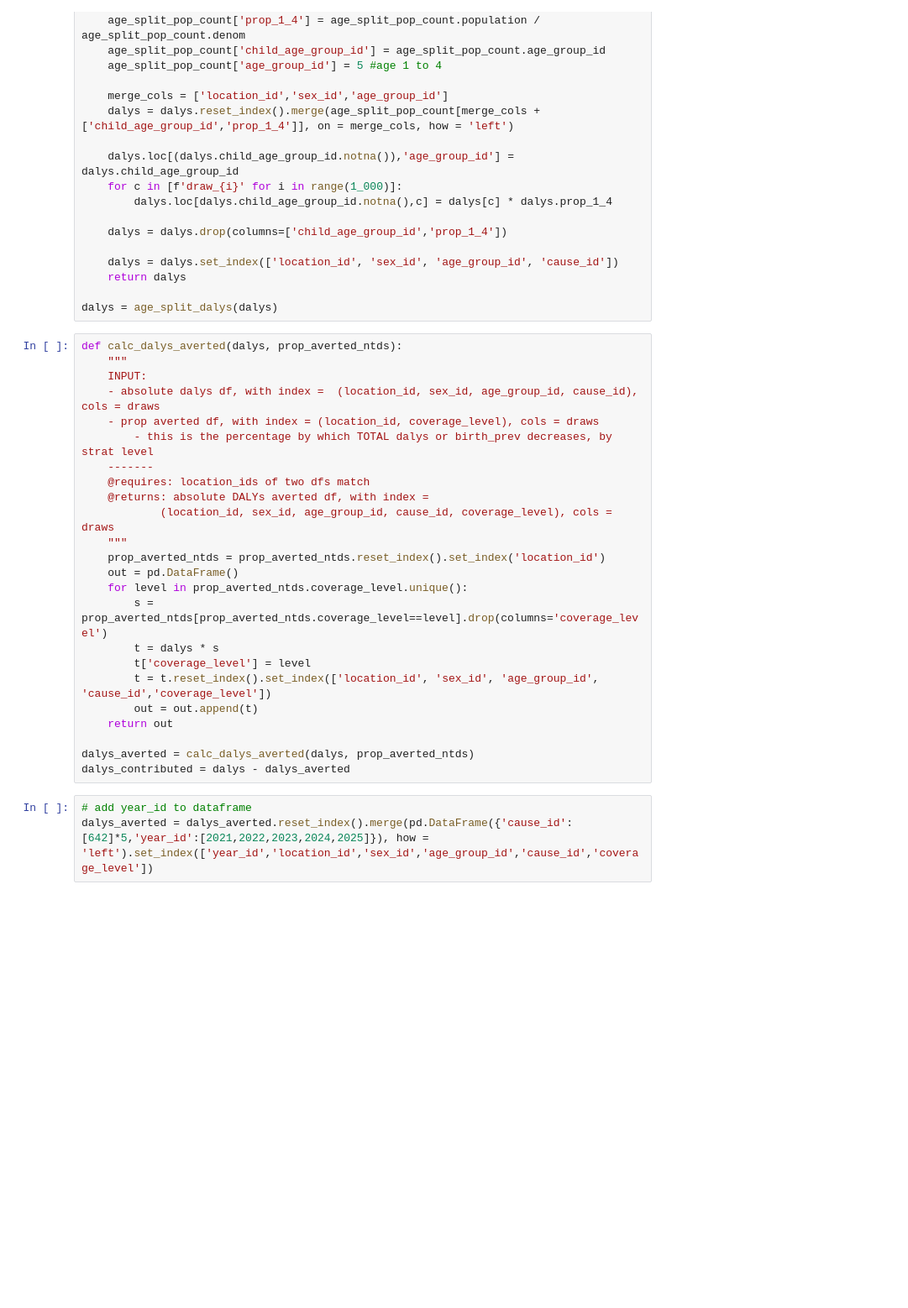
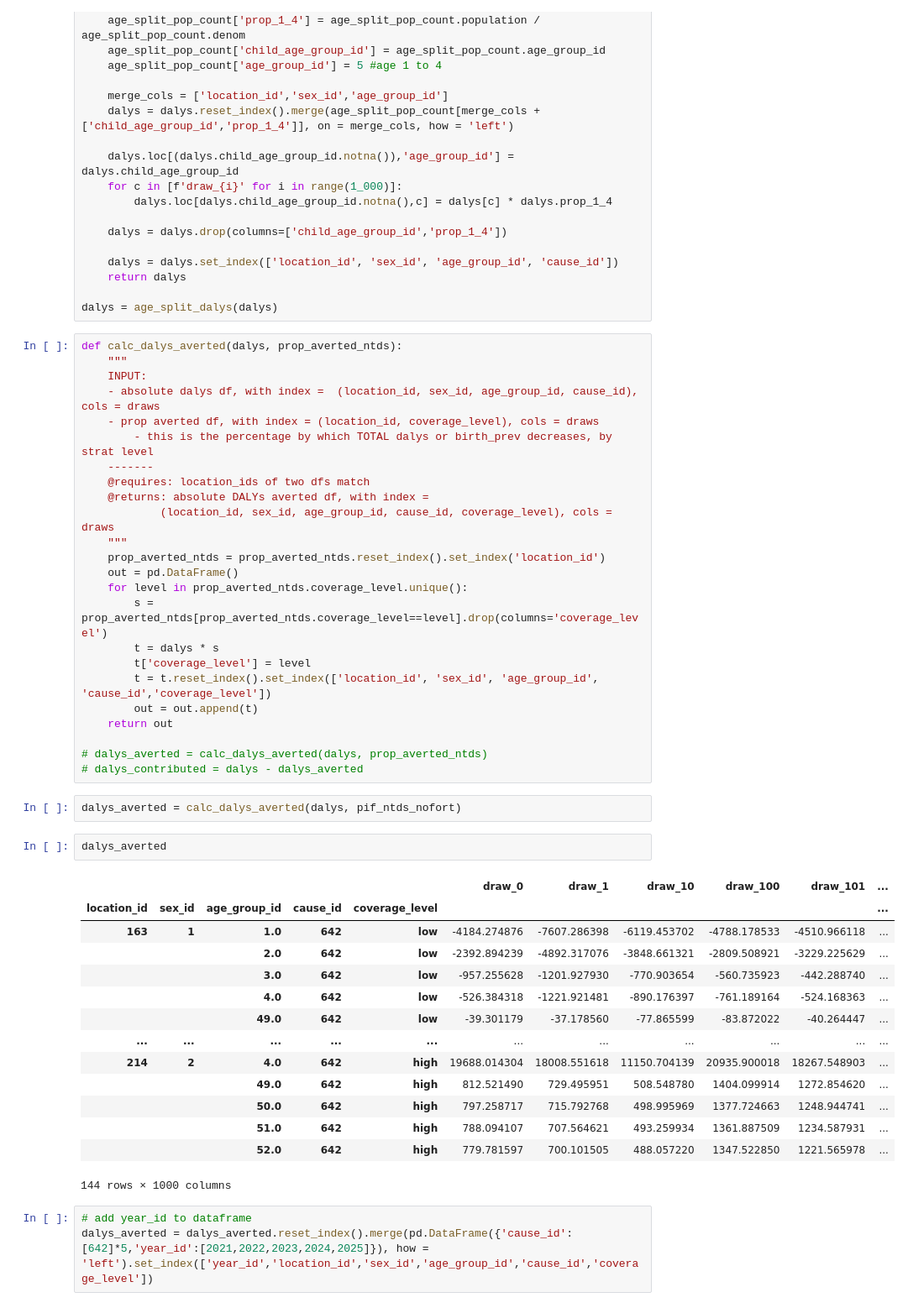
Before and after one commit to ihmeuw/vivarium_data_analysis, a Jupyter notebook: pre_processing/lsff_project/multiplication_models/dichotomous_models/2021_02_16_folic_acid_multiplicative_model_updated_alpha.ipynb, the cells around one changed output. Shown at 84% size. Cells and saved outputs as stored; diff of their text form; blank space fills up the shorter version.

```diff
--- a/pre_processing/lsff_project/multiplication_models/dichotomous_models/2021_02_16_folic_acid_multiplicative_model_updated_alpha.ipynb
+++ b/pre_processing/lsff_project/multiplication_models/dichotomous_models/2021_02_16_folic_acid_multiplicative_model_updated_alpha.ipynb
@@ -292,8 +325,27 @@ def calc_dalys_averted(dalys, prop_averted_ntds):
         out = out.append(t)
     return out
 
-dalys_averted = calc_dalys_averted(dalys, prop_averted_ntds)
-dalys_contributed = dalys - dalys_averted
+# dalys_averted = calc_dalys_averted(dalys, prop_averted_ntds)
+# dalys_contributed = dalys - dalys_averted
+# %%
+dalys_averted = calc_dalys_averted(dalys, pif_ntds_nofort)
+# %%
+dalys_averted
+# %% [output]
+|  |  |  |  |  | draw_0 | draw_1 | draw_10 | draw_100 | draw_101 | ... |
+| location_id | sex_id | age_group_id | cause_id | coverage_level |  |  |  |  |  | ... |
+| 163 | 1 | 1.0 | 642 | low | -4184.274876 | -7607.286398 | -6119.453702 | -4788.178533 | -4510.966118 | ... |
+|  |  | 2.0 | 642 | low | -2392.894239 | -4892.317076 | -3848.661321 | -2809.508921 | -3229.225629 | ... |
+|  |  | 3.0 | 642 | low | -957.255628 | -1201.927930 | -770.903654 | -560.735923 | -442.288740 | ... |
+|  |  | 4.0 | 642 | low | -526.384318 | -1221.921481 | -890.176397 | -761.189164 | -524.168363 | ... |
+|  |  | 49.0 | 642 | low | -39.301179 | -37.178560 | -77.865599 | -83.872022 | -40.264447 | ... |
+| ... | ... | ... | ... | ... | ... | ... | ... | ... | ... | ... |
+| 214 | 2 | 4.0 | 642 | high | 19688.014304 | 18008.551618 | 11150.704139 | 20935.900018 | 18267.548903 | ... |
+|  |  | 49.0 | 642 | high | 812.521490 | 729.495951 | 508.548780 | 1404.099914 | 1272.854620 | ... |
+|  |  | 50.0 | 642 | high | 797.258717 | 715.792768 | 498.995969 | 1377.724663 | 1248.944741 | ... |
+|  |  | 51.0 | 642 | high | 788.094107 | 707.564621 | 493.259934 | 1361.887509 | 1234.587931 | ... |
+|  |  | 52.0 | 642 | high | 779.781597 | 700.101505 | 488.057220 | 1347.522850 | 1221.565978 | ... |
+144 rows × 1000 columns
 # %%
 # add year_id to dataframe
 dalys_averted = dalys_averted.reset_index().merge(pd.DataFrame({'cause_id':[642]*5,'year_id':[2021,2022,2023,2024,2025]}), how = 'left').set_index(['year_id','location_id','sex_id','age_group_id','cause_id','coverage_level'])
```
Also changed, not shown: parts of 17 cells of this notebook.
